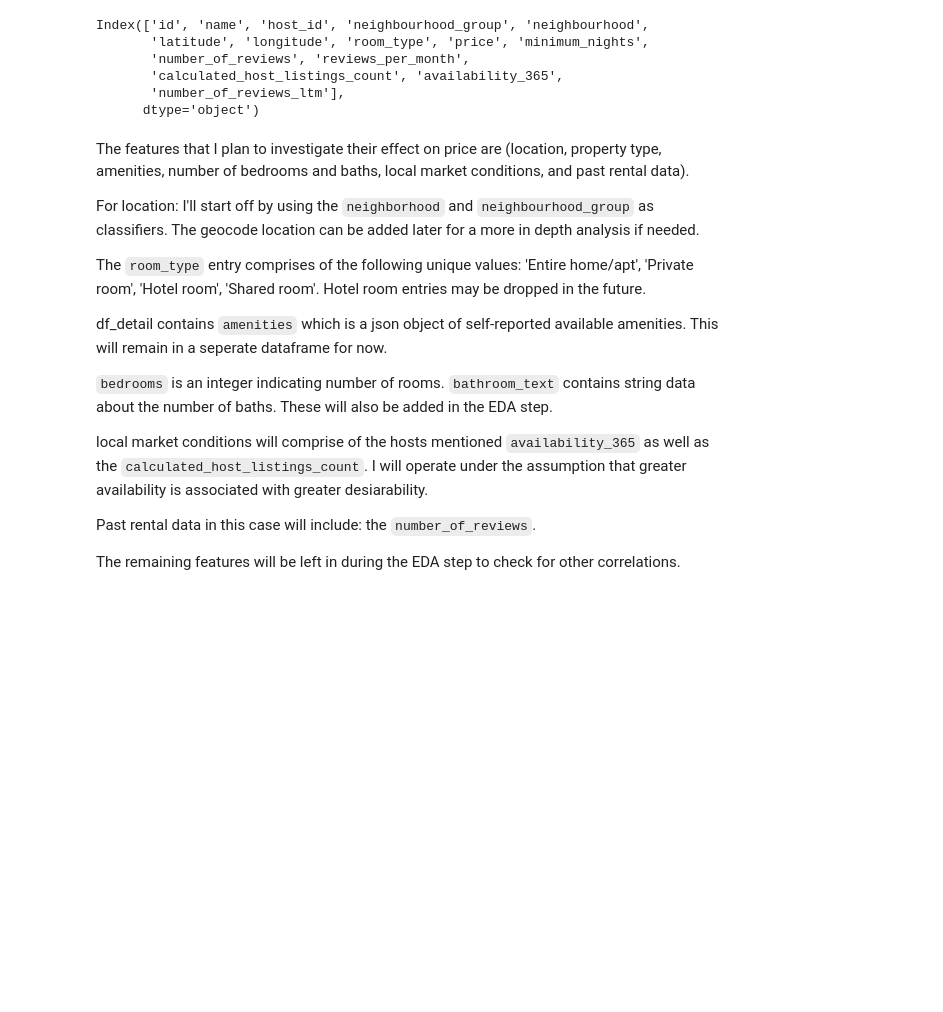
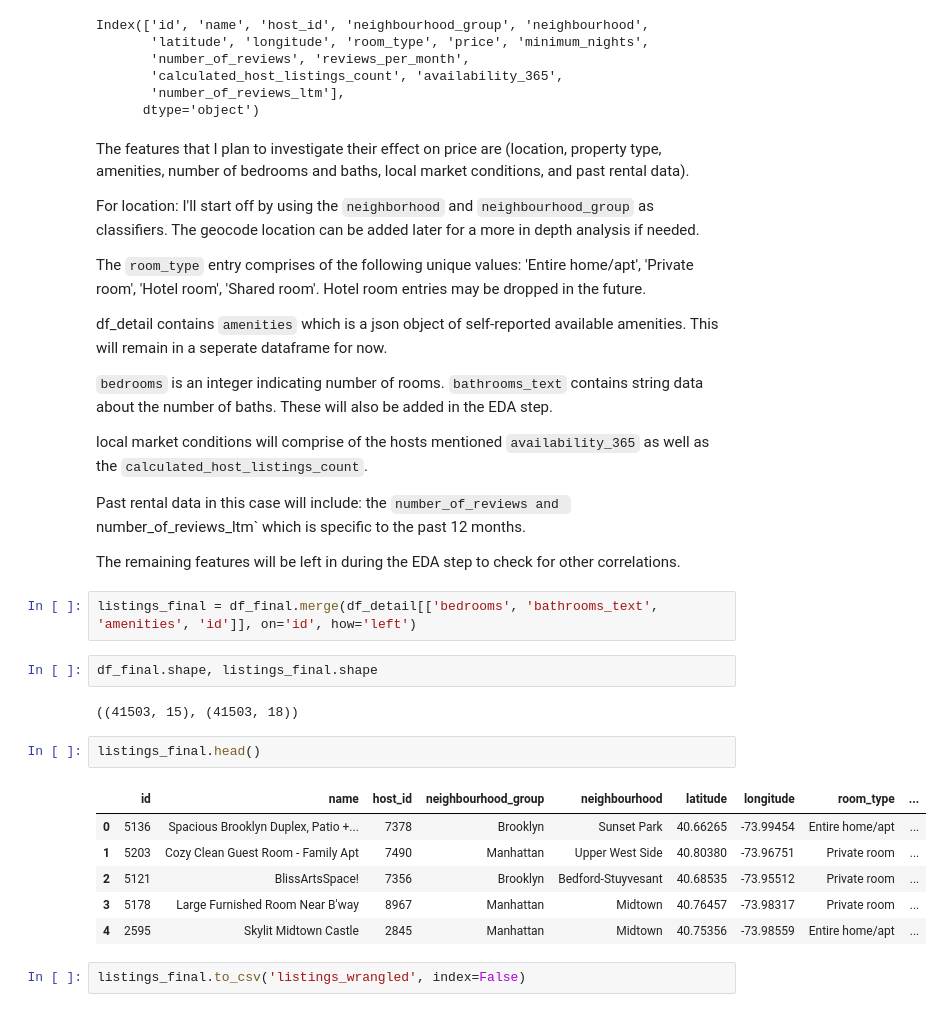
Before and after one commit to n-altawam/Sprinboard, a Jupyter notebook: Capstone 2/data_wrangling.ipynb, the cells around one changed output. Cells and saved outputs as stored; diff of their text form; blank space fills up the shorter version.

```diff
--- a/Capstone 2/data_wrangling.ipynb
+++ b/Capstone 2/data_wrangling.ipynb
@@ -231,12 +231,28 @@ df_detail contains `amenities` which is a json object of self-reported available
 
 
 `bedrooms` is an integer indicating number of rooms.
-`bathroom_text` contains string data about the number of baths.
+`bathrooms_text` contains string data about the number of baths.
 These will also be added in the EDA step.
 
 local market conditions will comprise of the hosts mentioned `availability_365` as well as the `calculated_host_listings_count`.
-I will operate under the assumption that greater availability is associated with greater desiarability.
 
-Past rental data in this case will include: the `number_of_reviews`.
+Past rental data in this case will include: the `number_of_reviews and `number_of_reviews_ltm` which is specific to the past 12 months.
 
 The remaining features will be left in during the EDA step to check for other correlations.
+# %%
+listings_final = df_final.merge(df_detail[['bedrooms', 'bathrooms_text', 'amenities', 'id']], on='id', how='left')
+# %%
+df_final.shape, listings_final.shape
+# %% [output]
+((41503, 15), (41503, 18))
+# %%
+listings_final.head()
+# %% [output]
+|  | id | name | host_id | neighbourhood_group | neighbourhood | latitude | longitude | room_type | ... |
+| 0 | 5136 | Spacious Brooklyn Duplex, Patio +... | 7378 | Brooklyn | Sunset Park | 40.66265 | -73.99454 | Entire home/apt | ... |
+| 1 | 5203 | Cozy Clean Guest Room - Family Apt | 7490 | Manhattan | Upper West Side | 40.80380 | -73.96751 | Private room | ... |
+| 2 | 5121 | BlissArtsSpace! | 7356 | Brooklyn | Bedford-Stuyvesant | 40.68535 | -73.95512 | Private room | ... |
+| 3 | 5178 | Large Furnished Room Near B'way | 8967 | Manhattan | Midtown | 40.76457 | -73.98317 | Private room | ... |
+| 4 | 2595 | Skylit Midtown Castle | 2845 | Manhattan | Midtown | 40.75356 | -73.98559 | Entire home/apt | ... |
+# %%
+listings_final.to_csv('listings_wrangled', index=False)
```
Also changed, not shown: 2 other files.
